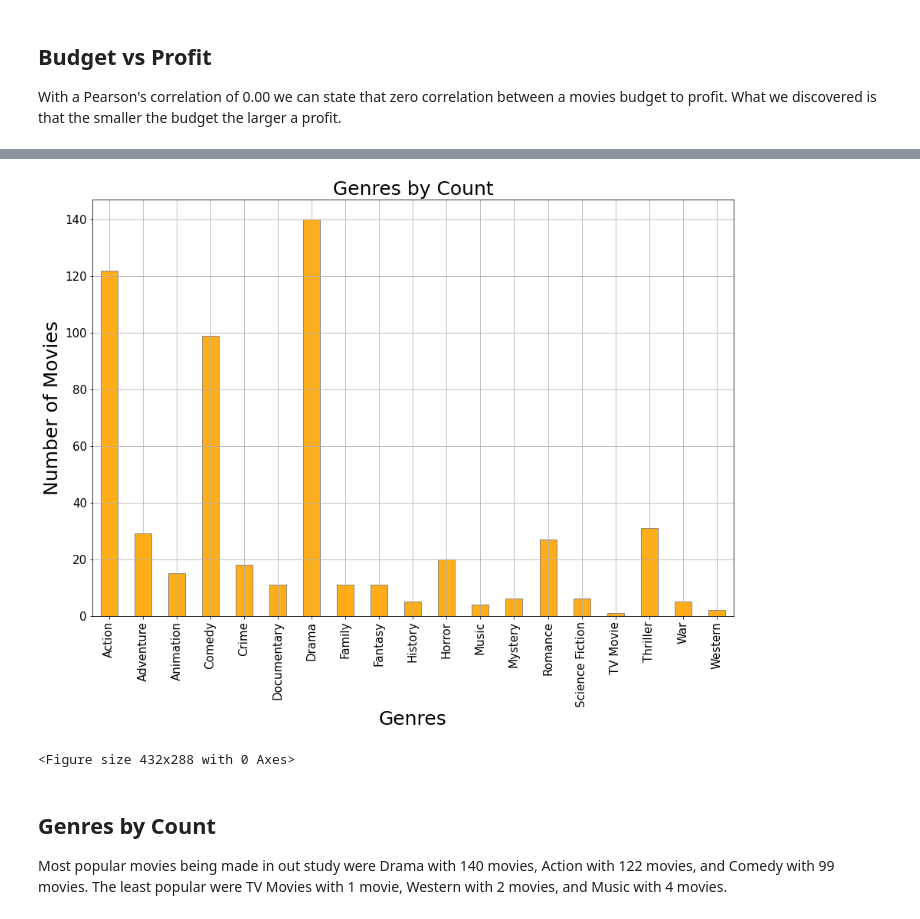
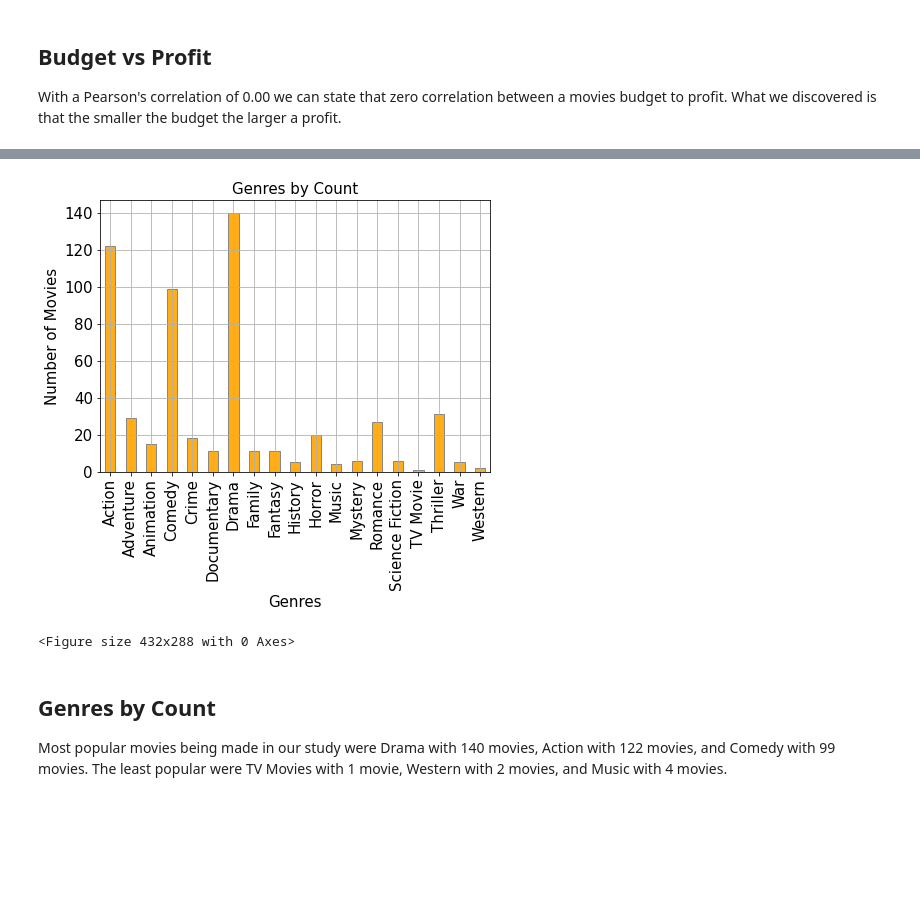
Before and after one commit to cassfolk/UCI-Project-1-Group-3, a Jupyter notebook: Import Data/lgiron_outliners_linear_regression_coorelation.ipynb, the cells around one changed output, grey strips where cells are left out. Drawn from its saved outputs; the diff is of its cells as text; code cells hidden in the pictures; blank space fills up the shorter version.

```diff
--- a/Import Data/lgiron_outliners_linear_regression_coorelation.ipynb
+++ b/Import Data/lgiron_outliners_linear_regression_coorelation.ipynb
@@ -11,12 +11,14 @@ import matplotlib.pyplot as plt
 from scipy.stats import linregress
 # %%
 # Path csv
-path = "Resources/movie_list.csv"
+path = "Resources/csv_files/movie_list.csv"
 
 # Read in csv
 csv = pd.read_csv(path)
 
 # Need to fill empty sections with "Nan" so that we can use .dropna and remove rows with empty data
+
+# set float("Nan") variable
 nan_value = float("NaN")
 # Use .replace to replace " "(empty data), with nan_value, inplace=True
 csv.replace(" ", nan_value, inplace=True)
@@ -193,25 +315,27 @@ With a Pearson's correlation of 0.00 we can state that zero correlation between
 # %%
 # Create bar chart using genres_chart
-genres_chart = genres_count.plot(kind='bar', color="orange", edgecolor="gray", figsize=(15, 10), fontsize=15, alpha=0.90)
+genres_chart = genres_count.plot(kind='bar', color="orange", edgecolor="gray", figsize=(7, 5), fontsize=15, alpha=0.90)
 
 # Assign labels
-genres_chart.set_title("Genres by Count", fontsize=25)
-genres_chart.set_xlabel("Genres", fontsize=25)
-genres_chart.set_ylabel("Number of Movies", fontsize=25)
+genres_chart.set_title("Genres by Count", fontsize=15)
+genres_chart.set_xlabel("Genres", fontsize=15)
+genres_chart.set_ylabel("Number of Movies", fontsize=15)
 
 # Add grid
 plt.grid()
 
+
+
+# save plot
+plt.savefig("Images/genres_by_count_png")
+
 # Display chart with tight_layout()
 plt.show()
 plt.tight_layout()
-
-# save plot
-plt.savefig("Images/genres_by_count_bar_chart.png")
 # %% [output]
-[figure, old version]
+[figure, new version]
 <Figure size 432x288 with 0 Axes>
 # %% [markdown]
 ## Genres by Count
 
-Most popular movies being made in out study were Drama with 140 movies, Action with 122 movies, and Comedy with 99 movies. The least popular were TV Movies with 1 movie, Western with 2 movies, and Music with 4 movies.
+Most popular movies being made in our study were Drama with 140 movies, Action with 122 movies, and Comedy with 99 movies. The least popular were TV Movies with 1 movie, Western with 2 movies, and Music with 4 movies.
```
Also changed, not shown: parts of 22 cells of this notebook, 32 other files.
